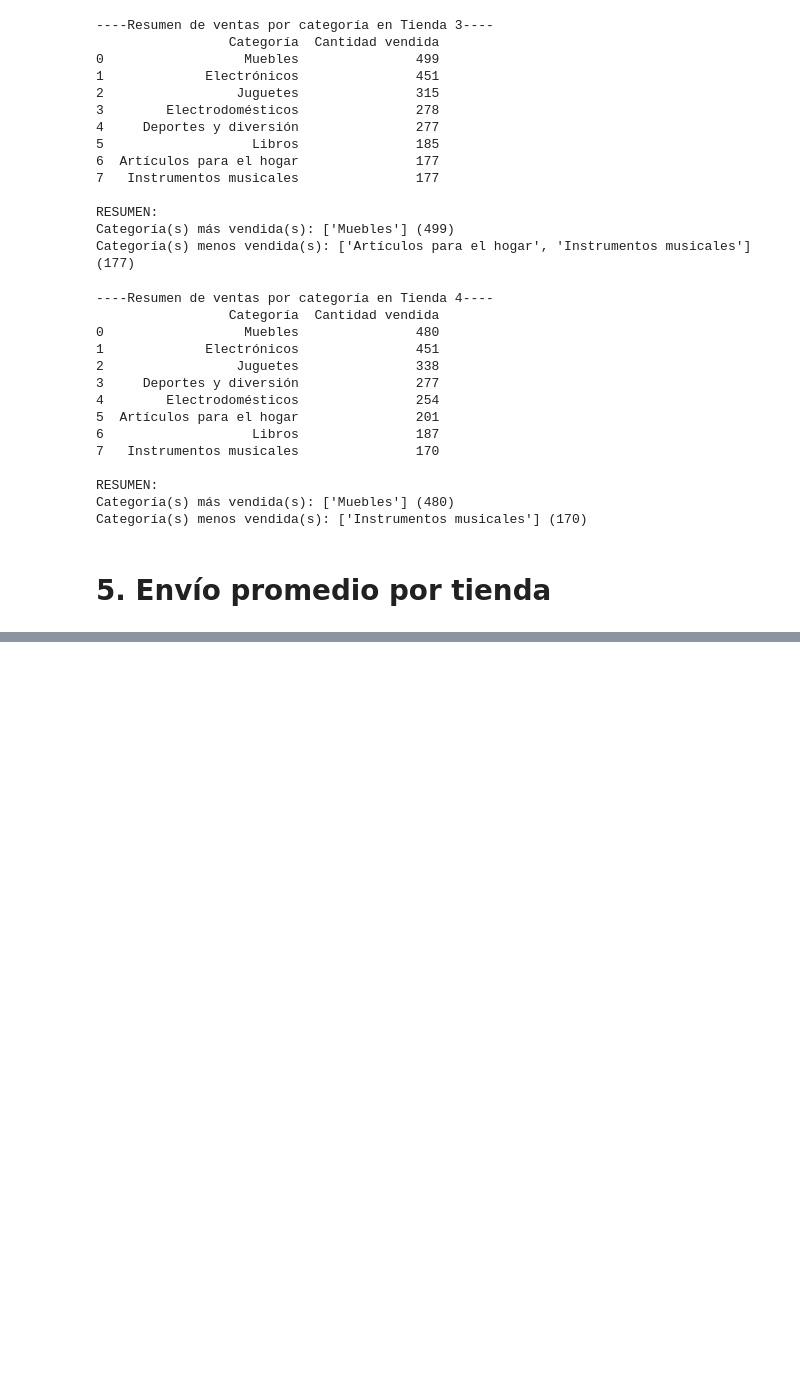
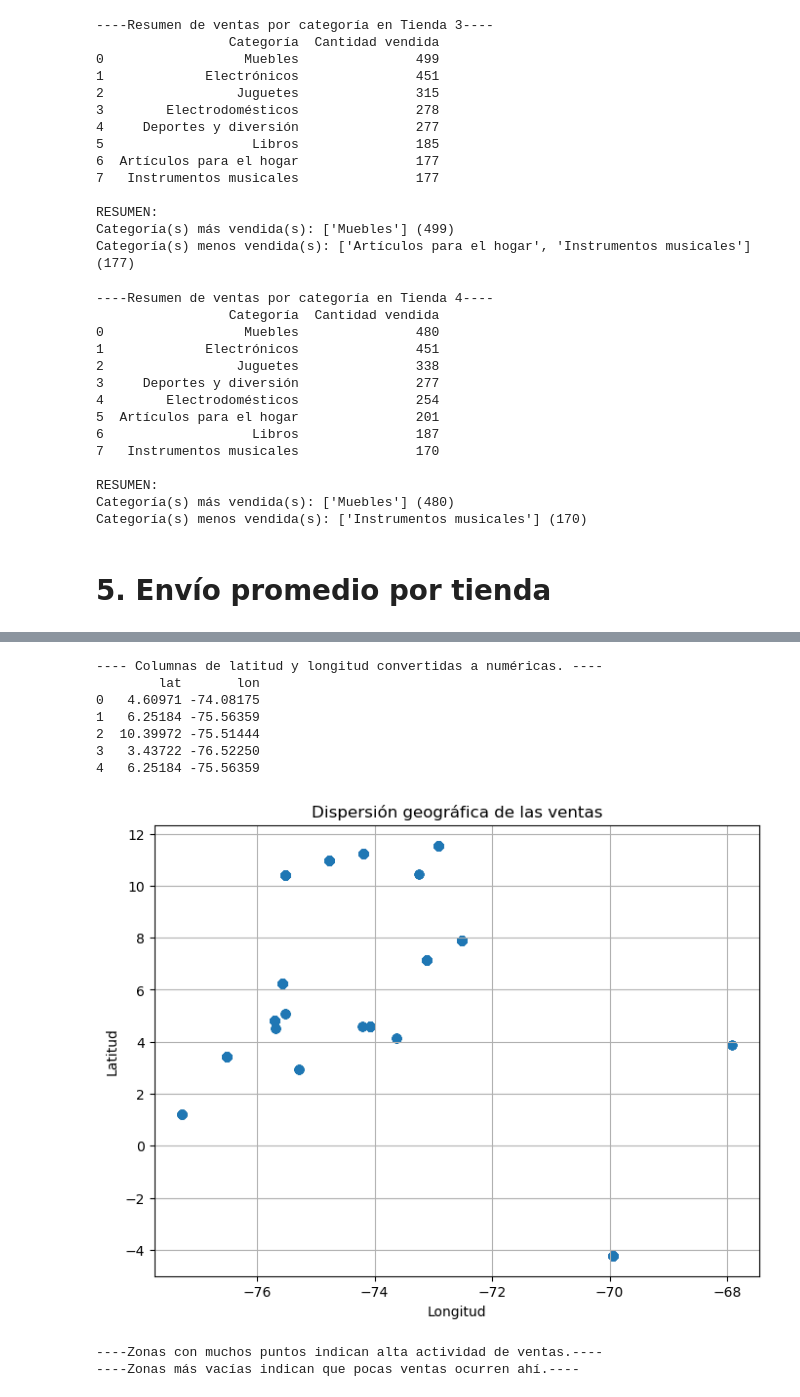
Before and after one commit to Pikuzt/challenge1-data-science-latam, a Jupyter notebook: AluraStoreLatam.ipynb, the cells around one changed output, grey strips where cells are left out. Saved outputs shown, nothing was run; the diff lists cells and outputs as text; code cells hidden in the pictures; blank space fills up the shorter version.

Commit message:
se integra actividad extra

```diff
--- a/AluraStoreLatam.ipynb
+++ b/AluraStoreLatam.ipynb
@@ -400,0 +466,33 @@ NameError: name 'tienda' is not defined
+# %%
+df_total["lat"] = pd.to_numeric(df_total["lat"], errors="coerce")
+df_total["lon"] = pd.to_numeric(df_total["lon"], errors="coerce")
+
+
+print("---- Columnas de latitud y longitud convertidas a numéricas. ----")
+print(df_total[["lat", "lon"]].head())
+import matplotlib.pyplot as plt
+
+plt.figure(figsize=(8,6))
+
+plt.scatter(df_total["lon"], df_total["lat"], alpha=0.5)
+
+plt.title("Dispersión geográfica de las ventas")
+plt.xlabel("Longitud")
+plt.ylabel("Latitud")
+plt.grid(True)
+plt.show()
+
+
+print("----Zonas con muchos puntos indican alta actividad de ventas.----")
+print("----Zonas más vacías indican que pocas ventas ocurren ahí.----")
+# %% [output]
+---- Columnas de latitud y longitud convertidas a numéricas. ----
+        lat       lon
+0   4.60971 -74.08175
+1   6.25184 -75.56359
+2  10.39972 -75.51444
+3   3.43722 -76.52250
+4   6.25184 -75.56359
+[figure, added]
+----Zonas con muchos puntos indican alta actividad de ventas.----
+----Zonas más vacías indican que pocas ventas ocurren ahí.----
```
Also changed, not shown: parts of 16 cells of this notebook.
